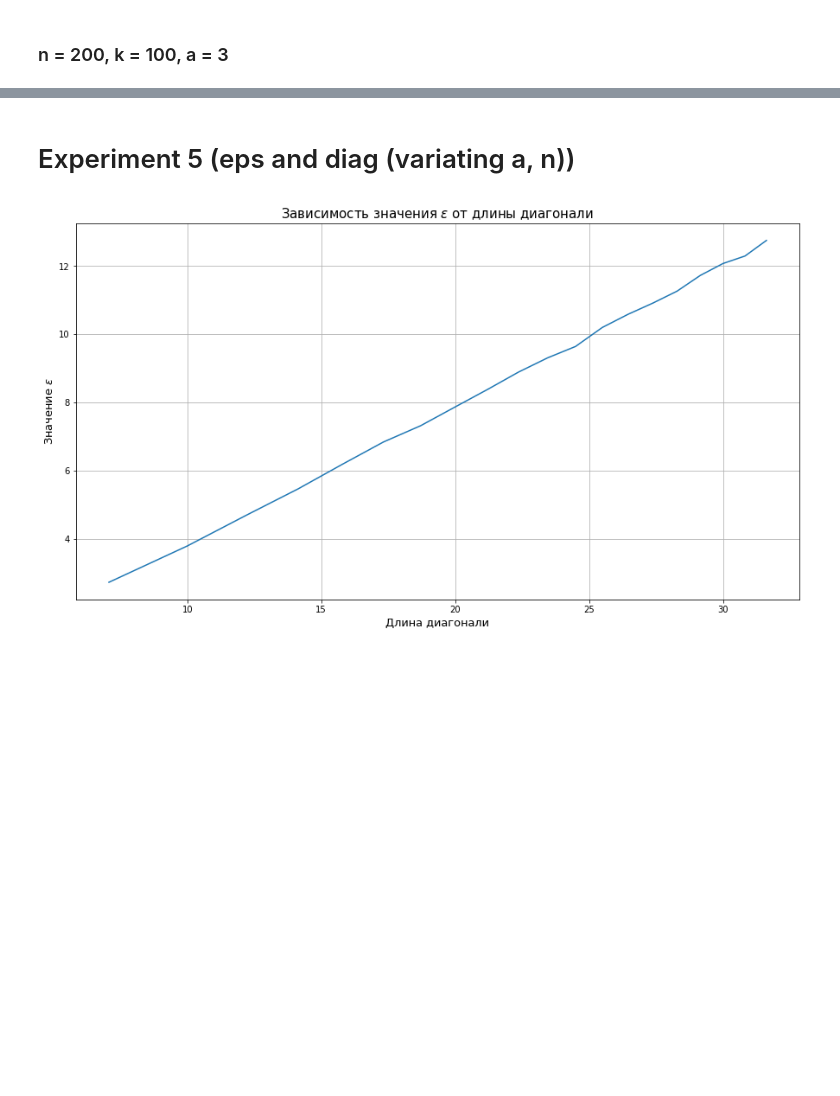
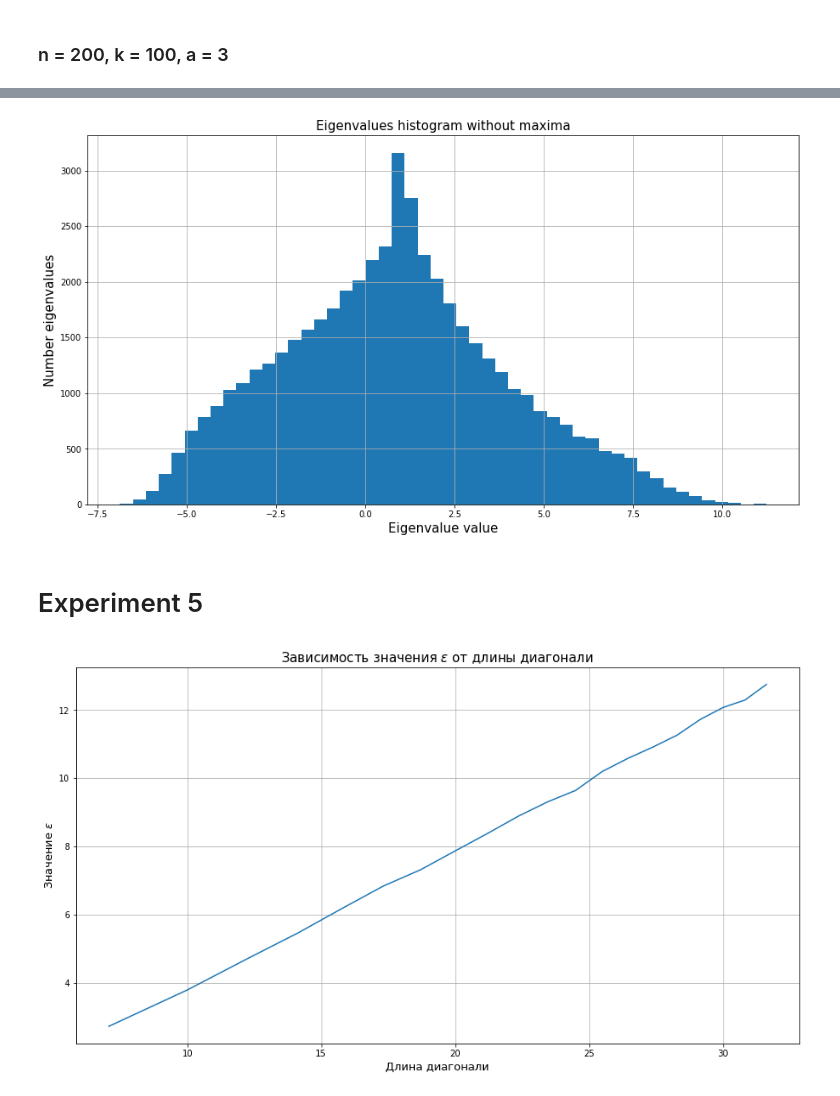
Before and after one commit to apugachev/Coursework-2018, a Jupyter notebook: coursework.ipynb, the cells around one changed output, grey strips where cells are left out. Cells and saved outputs as stored; diff of their text form; code cells hidden in the pictures; blank space fills up the shorter version.

```diff
--- a/coursework.ipynb
+++ b/coursework.ipynb
@@ -306,5 +215,19 @@ Second eigenvalue var: 0.782000496827
+# %%
+fig = plt.figure(figsize=(15, 8))
+
+plt.hist(nomax_eigenvalues, bins=50)
+plt.title('Eigenvalues histogram without maxima', size=15)
+plt.ylabel('Number eigenvalues', size=15)
+plt.xlabel('Eigenvalue value', size=15)
+plt.grid()
+plt.show()
+pp = PdfPages('CWExp4_2.pdf')
+pp.savefig(fig)
+pp.close()
+# %% [output]
+[figure, added]
 # %% [markdown]
-# Experiment 5 (eps and diag (variating a, n))
+# Experiment 5
 # %%
 n_values = np.arange(50,1050,50)
 diag_values = np.sqrt(n_values)
```
Also changed, not shown: parts of 18 cells of this notebook, 1 other file.
